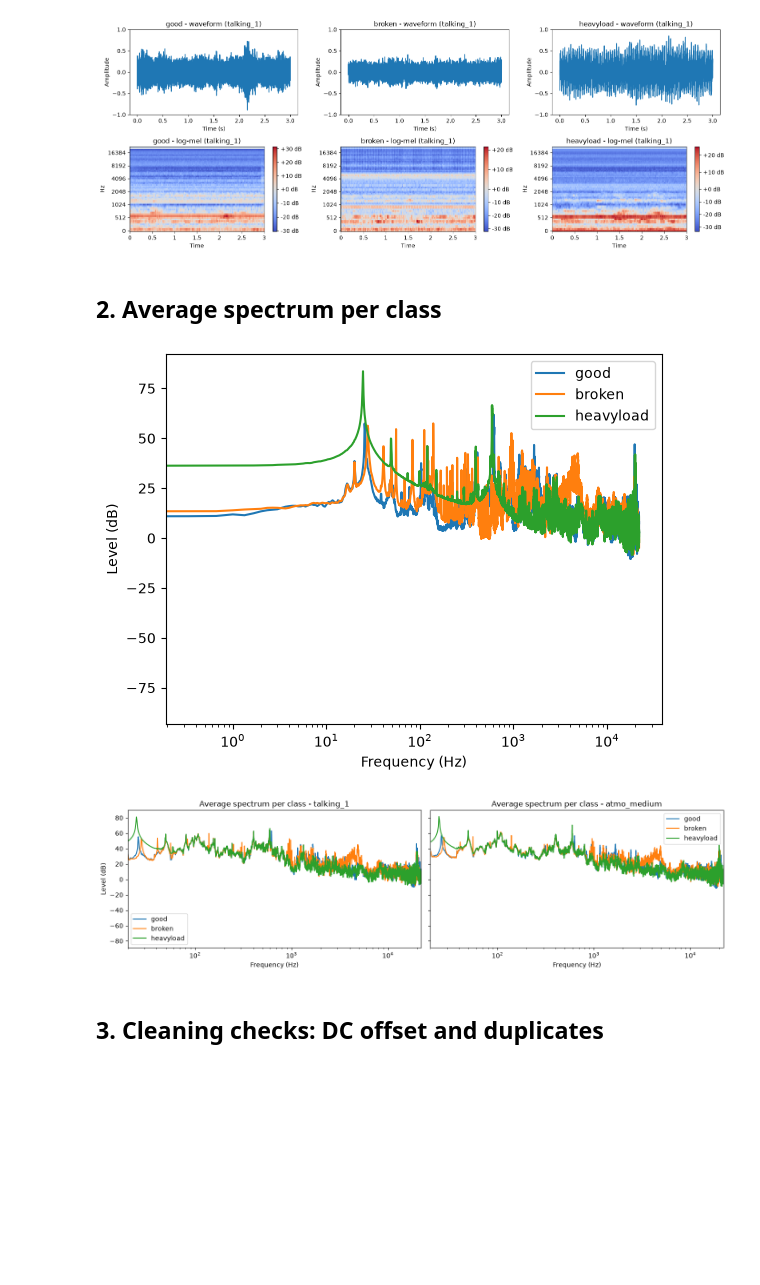
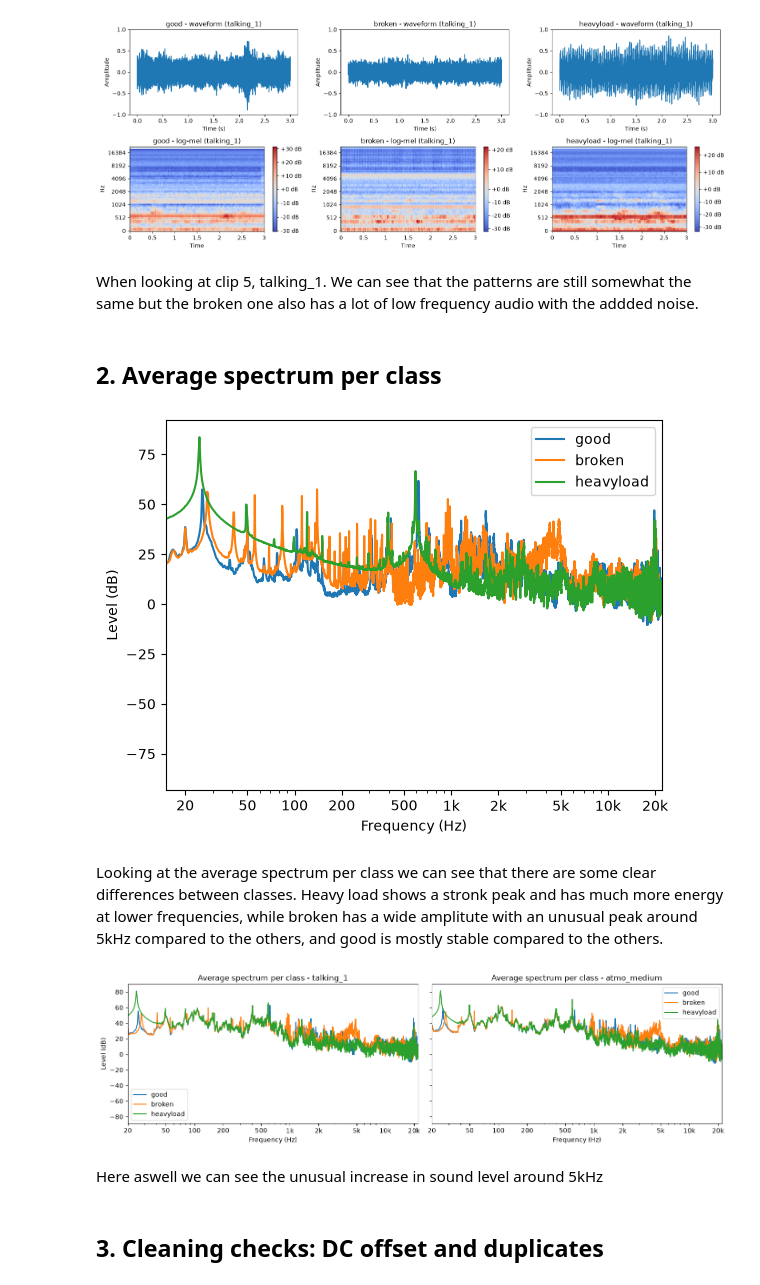
Before and after one commit to 274157/VE3451-Gruppe-4, a Jupyter notebook: notebooks/02_eda.ipynb, the cells around one changed output. Drawn from its saved outputs; the diff is of its cells as text; code cells hidden in the pictures; blank space fills up the shorter version.

Commit message:
Added findings to readme and some markdowns under some graphs

```diff
--- a/notebooks/02_eda.ipynb
+++ b/notebooks/02_eda.ipynb
@@ -155,24 +140,32 @@ plt.tight_layout()
 plt.show()
 # %% [output]
 [figure]
+# %% [markdown]
+When looking at clip 5, talking_1. We can see that the patterns are still somewhat the same but the broken one also has a lot of low frequency audio with the addded noise.
 # %% [markdown]
 ## 2. Average spectrum per class
 # %%
 # plots average spectrum per class. on training
 freqs = np.fft.rfftfreq(132300, 1 / 44100)
+ticks = [20, 50, 100, 200, 500, 1000, 2000, 5000, 10000, 20000]
+labels = ["20", "50", "100", "200", "500", "1k", "2k", "5k", "10k", "20k"]
 
 for label in range(3):
     clips = X_train[y_train == label]
     spectrum = np.mean([np.abs(np.fft.rfft(x)) for x in clips], axis=0)
     plt.plot(freqs, 20 * np.log10(spectrum + 1e-9), label=CLASS_NAMES[label])
+    plt.xscale("log")
+    plt.xticks(ticks, labels)
+    plt.xlim(15, 22050)
 
-plt.xscale("log")
 plt.xlabel("Frequency (Hz)")
 plt.ylabel("Level (dB)")
 plt.legend()
 plt.show()
 # %% [output]
-[figure, old version]
+[figure, new version]
+# %% [markdown]
+Looking at the average spectrum per class we can see that there are some clear differences between classes. Heavy load shows a stronk peak and has much more energy at lower frequencies, while broken has a wide amplitute with an unusual peak around 5kHz compared to the others, and good is mostly stable compared to the others.
 # %%
 # average spectrum per class on validation
 freqs = np.fft.rfftfreq(132300, 1 / 44100)
@@ -185,6 +178,8 @@ for i, rec in enumerate(["talking_1", "atmo_medium"]):
         axes[i].plot(freqs, 20 * np.log10(spectrum + 1e-9), label=CLASS_NAMES[label])
 
     axes[i].set_xscale("log")
+    axes[i].set_xticks(ticks)
+    axes[i].set_xticklabels(labels)
     axes[i].set_xlim(20, 22050)
     axes[i].set_title("Average spectrum per class - " + rec)
     axes[i].set_xlabel("Frequency (Hz)")
@@ -194,7 +189,9 @@ axes[0].set_ylabel("Level (dB)")
 plt.tight_layout()
 plt.show()
 # %% [output]
-[figure, old version]
+[figure, new version]
+# %% [markdown]
+Here aswell we can see the unusual increase in sound level around 5kHz
 # %% [markdown]
 ## 3. Cleaning checks: DC offset and duplicates
 # %%
```
Also changed, not shown: parts of 6 cells of this notebook, 4 other files.
